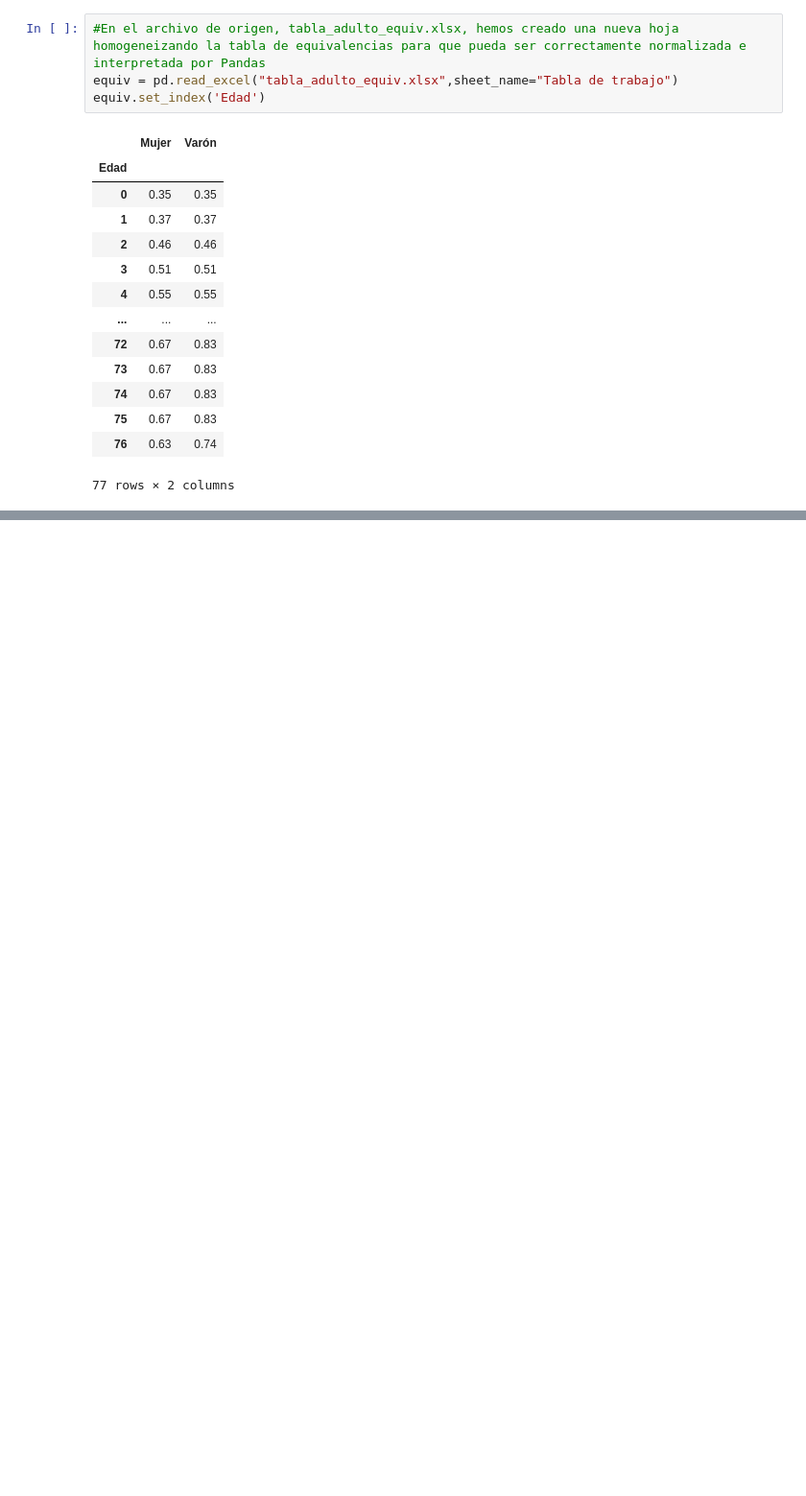
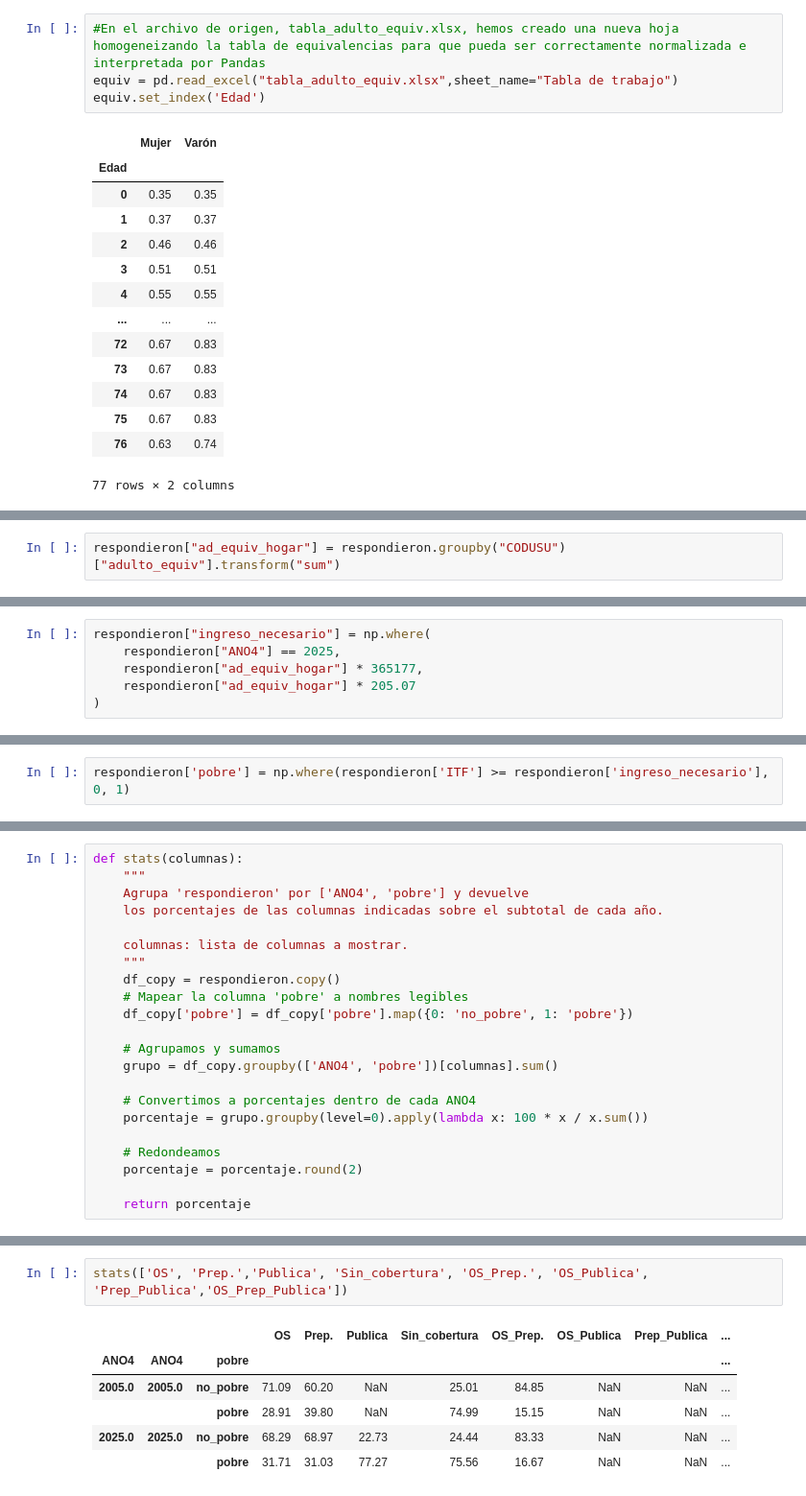
Before and after one commit to StefanoPistoia/Big-Data-Grupo-2, a Jupyter notebook: TP2/BigData_TP2_Grupo2.ipynb, the cells around one changed output, grey strips where cells are left out. Shown: that part at 96% size. Cells and saved outputs as stored; diff of their text form; blank space fills up the shorter version.

```diff
--- a/TP2/BigData_TP2_Grupo2.ipynb
+++ b/TP2/BigData_TP2_Grupo2.ipynb
@@ -1016,0 +1038,2 @@ Name: adulto_equiv, dtype: float64
+# %%
+respondieron["ad_equiv_hogar"] = respondieron.groupby("CODUSU")["adulto_equiv"].transform("sum")
@@ -1016,0 +1049,6 @@ Name: adulto_equiv, dtype: float64
+# %%
+respondieron["ingreso_necesario"] = np.where(
+    respondieron["ANO4"] == 2025,
+    respondieron["ad_equiv_hogar"] * 365177,
+    respondieron["ad_equiv_hogar"] * 205.07
+)
@@ -1016,0 +1067,2 @@ Name: adulto_equiv, dtype: float64
+# %%
+respondieron['pobre'] = np.where(respondieron['ITF'] >= respondieron['ingreso_necesario'], 0, 1)
@@ -1016,0 +1120,22 @@ Name: adulto_equiv, dtype: float64
+# %%
+def stats(columnas):
+    """
+    Agrupa 'respondieron' por ['ANO4', 'pobre'] y devuelve
+    los porcentajes de las columnas indicadas sobre el subtotal de cada año.
+
+    columnas: lista de columnas a mostrar.
+    """
+    df_copy = respondieron.copy()
+    # Mapear la columna 'pobre' a nombres legibles
+    df_copy['pobre'] = df_copy['pobre'].map({0: 'no_pobre', 1: 'pobre'})
+
+    # Agrupamos y sumamos
+    grupo = df_copy.groupby(['ANO4', 'pobre'])[columnas].sum()
+
+    # Convertimos a porcentajes dentro de cada ANO4
+    porcentaje = grupo.groupby(level=0).apply(lambda x: 100 * x / x.sum())
+
+    # Redondeamos
+    porcentaje = porcentaje.round(2)
+
+    return porcentaje
@@ -1016,0 +1181,9 @@ Name: adulto_equiv, dtype: float64
+# %%
+stats(['OS', 'Prep.','Publica', 'Sin_cobertura', 'OS_Prep.', 'OS_Publica', 'Prep_Publica','OS_Prep_Publica'])
+# %% [output]
+|  |  |  | OS | Prep. | Publica | Sin_cobertura | OS_Prep. | OS_Publica | Prep_Publica | ... |
+| ANO4 | ANO4 | pobre |  |  |  |  |  |  |  | ... |
+| 2005.0 | 2005.0 | no_pobre | 71.09 | 60.20 | NaN | 25.01 | 84.85 | NaN | NaN | ... |
+|  |  | pobre | 28.91 | 39.80 | NaN | 74.99 | 15.15 | NaN | NaN | ... |
+| 2025.0 | 2025.0 | no_pobre | 68.29 | 68.97 | 22.73 | 24.44 | 83.33 | NaN | NaN | ... |
+|  |  | pobre | 31.71 | 31.03 | 77.27 | 75.56 | 16.67 | NaN | NaN | ... |
```
Also changed, not shown: parts of 37 cells of this notebook, 3 other files.
